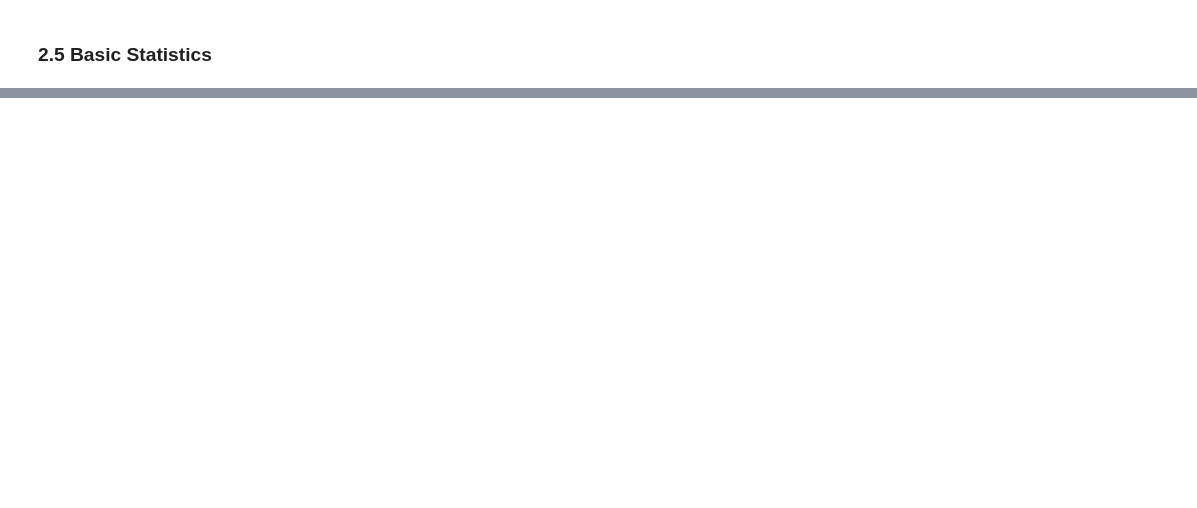
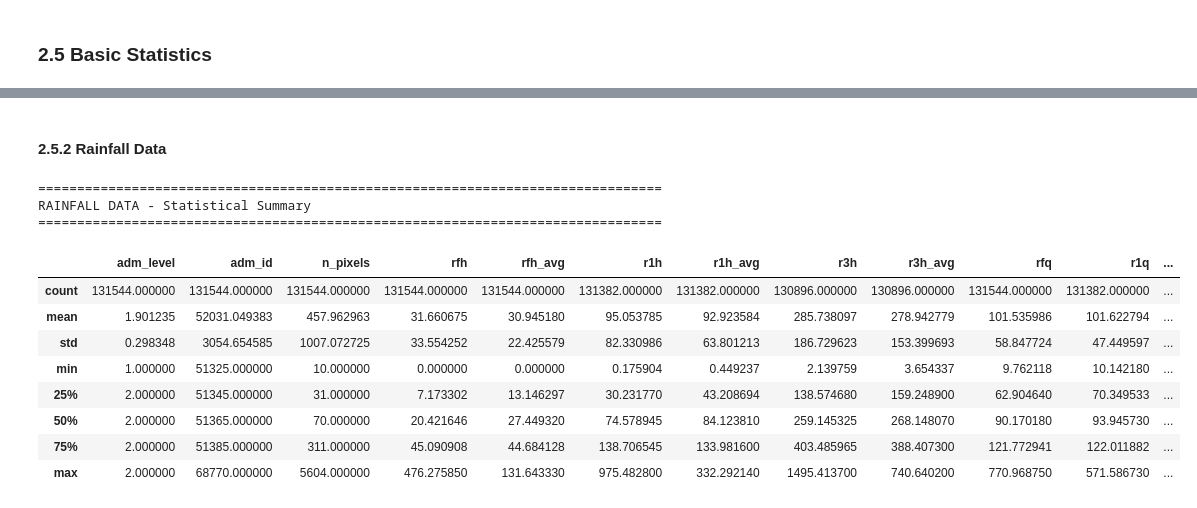
Before and after one commit to MrDenzy/PHASE-5-PROJECT---PREDICTING-FOOD-INSECURITY, a Jupyter notebook: notebooks/blex.ipynb, the cells around one changed output, grey strips where cells are left out. Saved outputs shown, nothing was run; the diff lists cells and outputs as text; code cells hidden in the pictures; blank space fills up the shorter version.

```diff
--- a/notebooks/blex.ipynb
+++ b/notebooks/blex.ipynb
@@ -1103,0 +1141,23 @@ Missing percentage: 0.38%
+# %% [markdown]
+#### **2.5.2 Rainfall Data**
+# %%
+# Styled header
+print("\033[1;34m" + "="*80 + "\033[0m")  # Blue header
+print("\033[1;34mRAINFALL DATA - Statistical Summary\033[0m")
+print("\033[1;34m" + "="*80 + "\033[0m\n")
+
+# Display descriptive statistics
+display(rainfall_df.describe())
+# %% [output]
+================================================================================
+RAINFALL DATA - Statistical Summary
+================================================================================
+|  | adm_level | adm_id | n_pixels | rfh | rfh_avg | r1h | r1h_avg | r3h | r3h_avg | rfq | r1q | ... |
+| count | 131544.000000 | 131544.000000 | 131544.000000 | 131544.000000 | 131544.000000 | 131382.000000 | 131382.000000 | 130896.000000 | 130896.000000 | 131544.000000 | 131382.000000 | ... |
+| mean | 1.901235 | 52031.049383 | 457.962963 | 31.660675 | 30.945180 | 95.053785 | 92.923584 | 285.738097 | 278.942779 | 101.535986 | 101.622794 | ... |
+| std | 0.298348 | 3054.654585 | 1007.072725 | 33.554252 | 22.425579 | 82.330986 | 63.801213 | 186.729623 | 153.399693 | 58.847724 | 47.449597 | ... |
+| min | 1.000000 | 51325.000000 | 10.000000 | 0.000000 | 0.000000 | 0.175904 | 0.449237 | 2.139759 | 3.654337 | 9.762118 | 10.142180 | ... |
+| 25% | 2.000000 | 51345.000000 | 31.000000 | 7.173302 | 13.146297 | 30.231770 | 43.208694 | 138.574680 | 159.248900 | 62.904640 | 70.349533 | ... |
+| 50% | 2.000000 | 51365.000000 | 70.000000 | 20.421646 | 27.449320 | 74.578945 | 84.123810 | 259.145325 | 268.148070 | 90.170180 | 93.945730 | ... |
+| 75% | 2.000000 | 51385.000000 | 311.000000 | 45.090908 | 44.684128 | 138.706545 | 133.981600 | 403.485965 | 388.407300 | 121.772941 | 122.011882 | ... |
+| max | 2.000000 | 68770.000000 | 5604.000000 | 476.275850 | 131.643330 | 975.482800 | 332.292140 | 1495.413700 | 740.640200 | 770.968750 | 571.586730 | ... |
```
Also changed, not shown: parts of 12 cells of this notebook.
